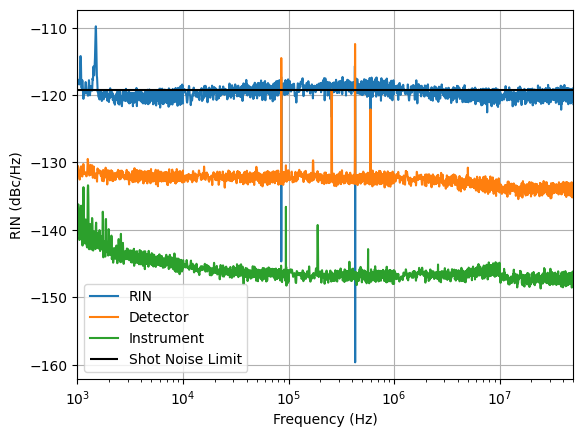
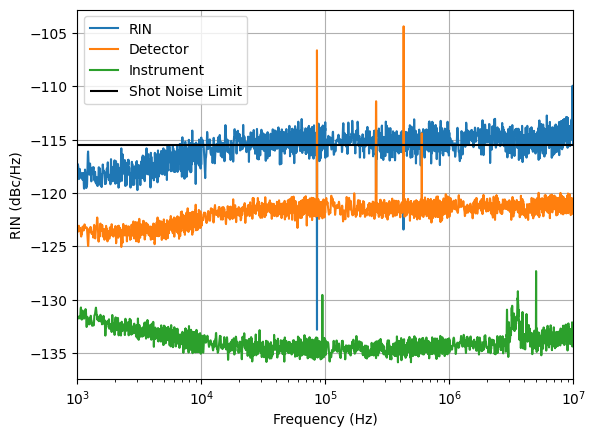
Unified diff of the notebook cell whose output changed from the first chart to the second:
--- before
+++ after
@@ -3,11 +3,16 @@
 from pathlib import Path
 from numpy import log10, loadtxt
-from scipy.constants import Planck as h, elementary_charge as q
-from scipy.constants import speed_of_light as c
-directory = Path(r"Z:\Research Projects\UVDCS\Data\6-5-2026")
-light_file = directory / 'WithLight.txt'
+from scipy.constants import elementary_charge as q
+directory = Path(r"Z:\Research Projects\UVDCS\Data\6-22-2026\Blue RIN\175mV")
+light_file = directory / 'LightNoise.txt'
 detector_file = directory / 'DetectorNoiseFloor.txt'
 instrument_file = directory / 'InstrumentNoiseFloor.txt'
-v_dc = 168.8e-3 - (-.3e-3)
+v_dc = 130e-3
+trans_gain_hiz = 10e3
+trans_gain_50 = 5e3
+photon_multiplier = 10 *175/42.1 # guess for variable gain
+ion_ratio = .02 # guess
+responsivity = photon_multiplier/100 * 26 # Responsivity @ target wavelength (A/W)
+# center_wavelength = 420e-9 
 
 light_data = loadtxt(light_file)
@@ -21,23 +26,21 @@
                      })
 
+# background_subtracted = data['Light Noise (V/rt Hz)']
 background_subtracted = data['Light Noise (V/rt Hz)'] - data['Detector Noise (V/rt Hz)'] 
-normalized = background_subtracted**2/v_dc**2
+normalized = background_subtracted**2/v_dc**2 *(trans_gain_hiz**2/trans_gain_50**2)
 data['RIN (dBc/Hz)'] = 10 * log10(normalized)
-data['Detector Noise (dBc/Hz)'] = 10 * log10(data['Detector Noise (V/rt Hz)']**2/ v_dc**2)
-data['Instrument Noise (dBc/Hz)'] = 10*log10(data['Instrument Noise (V/rt Hz)']**2 / v_dc**2)
-trans_gain = 5e3
-photon_multiplier = 60 # guess for variable gain
-ion_ratio = .05 # guess
-responsivity = photon_multiplier/100 * 26 # Responsivity @ target wavelength (A/W)
-center_wavelength = 420e-9 
+# data['RIN (dBc/Hz)'] = 10 * log10(data['Light Noise (V/rt Hz)']**2/v_dc**2)
+data['Detector Noise (dBc/Hz)'] = 10 * log10(data['Detector Noise (V/rt Hz)']**2/ v_dc**2*(trans_gain_hiz**2/trans_gain_50**2))
+data['Instrument Noise (dBc/Hz)'] = 10*log10(data['Instrument Noise (V/rt Hz)']**2 / v_dc**2*(trans_gain_hiz**2/trans_gain_50**2))
+
 excess_noise = ion_ratio * photon_multiplier + (1-ion_ratio) * (2- 1/photon_multiplier)
-# excess_noise = 1
+# excess_noise = 2
 
-power_in = v_dc / trans_gain / responsivity
-power_in = 5e-6
+power_in = v_dc / trans_gain_hiz / responsivity
+# power_in = 5e-6
+print(photon_multiplier)
 print(power_in)
-rin_shot= 2 * h * c * excess_noise / center_wavelength / power_in 
-print(rin_shot)
 rin_shot= 2 * q * photon_multiplier * excess_noise / responsivity / power_in 
+
 print(rin_shot)
 
@@ -53,5 +56,6 @@
 plt.xlabel('Frequency (Hz)')
 plt.ylabel('RIN (dBc/Hz)')
-# plt.ylim(-125,)
+# plt.ylim(-130, -120,)
+# plt.xlim(1e5,5e7)
 plt.xlim(min(data['Frequency (Hz)']),max(data['Frequency (Hz)']))
 plt.legend()

Commit: RIN updates